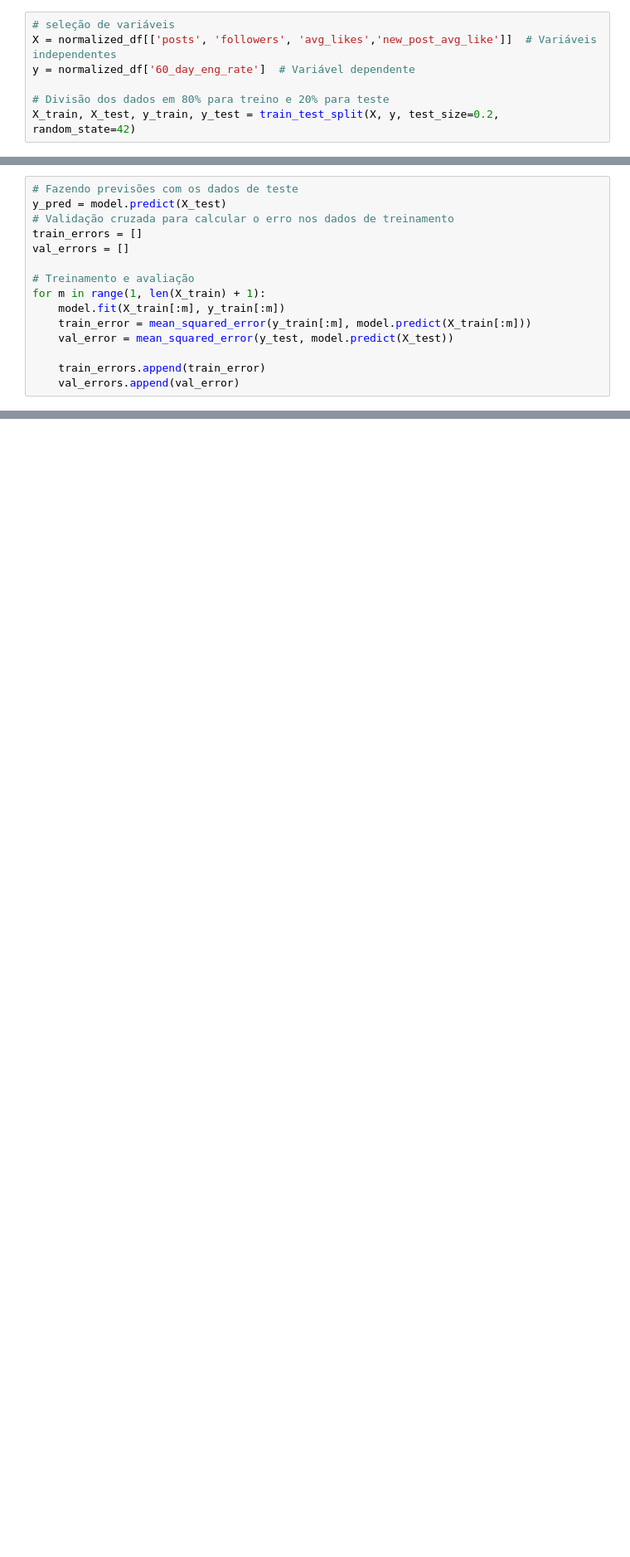
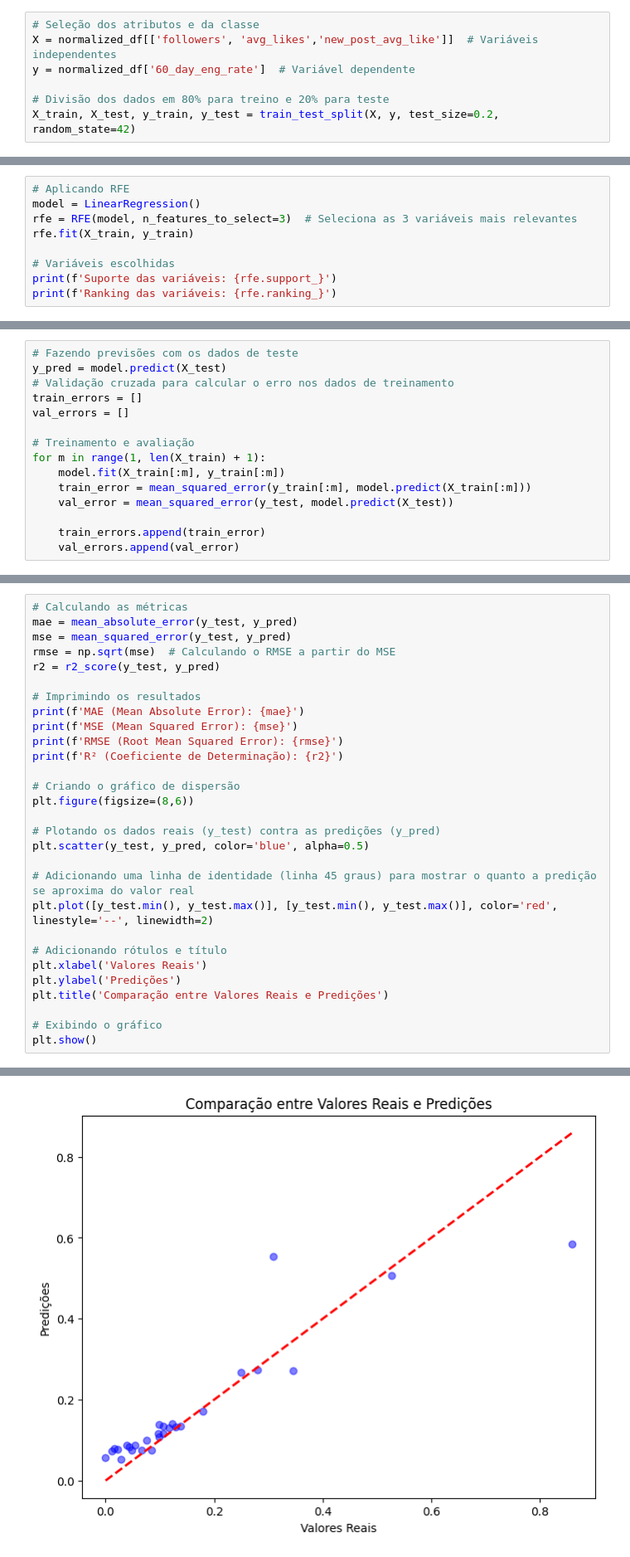
Before and after one commit to aureliodeboa/Restic-36---Ciencia-de-Dados, a Jupyter notebook: Atividade_RESTIC.ipynb, the cells around one changed output, grey strips where cells are left out. Shown at 83% size. Saved outputs shown, nothing was run; the diff lists cells and outputs as text; blank space fills up the shorter version.

```diff
--- a/Atividade_RESTIC.ipynb
+++ b/Atividade_RESTIC.ipynb
@@ -259,6 +235,6 @@ normalized_df.head()
 # %%
-# seleção de variáveis
-X = normalized_df[['posts', 'followers', 'avg_likes','new_post_avg_like']]  # Variáveis independentes
+# Seleção dos atributos e da classe
+X = normalized_df[['followers', 'avg_likes','new_post_avg_like']]  # Variáveis independentes
 y = normalized_df['60_day_eng_rate']  # Variável dependente
 
 # Divisão dos dados em 80% para treino e 20% para teste
@@ -291,0 +242,9 @@ R² (Coeficiente de Determinação): 0.8192946915672698
+# %%
+# Aplicando RFE
+model = LinearRegression()
+rfe = RFE(model, n_features_to_select=3)  # Seleciona as 3 variáveis mais relevantes
+rfe.fit(X_train, y_train)
+
+# Variáveis escolhidas
+print(f'Suporte das variáveis: {rfe.support_}')
+print(f'Ranking das variáveis: {rfe.ranking_}')
@@ -400,0 +375,30 @@ Erro Médio (MSE) de Validação Cruzada: 0.007784183746376151
+# %%
+# Calculando as métricas
+mae = mean_absolute_error(y_test, y_pred)
+mse = mean_squared_error(y_test, y_pred)
+rmse = np.sqrt(mse)  # Calculando o RMSE a partir do MSE
+r2 = r2_score(y_test, y_pred)
+
+# Imprimindo os resultados
+print(f'MAE (Mean Absolute Error): {mae}')
+print(f'MSE (Mean Squared Error): {mse}')
+print(f'RMSE (Root Mean Squared Error): {rmse}')
+print(f'R² (Coeficiente de Determinação): {r2}')
+
+# Criando o gráfico de dispersão
+plt.figure(figsize=(8,6))
+
+# Plotando os dados reais (y_test) contra as predições (y_pred)
+plt.scatter(y_test, y_pred, color='blue', alpha=0.5)
+
+# Adicionando uma linha de identidade (linha 45 graus) para mostrar o quanto a predição se aproxima do valor real
+plt.plot([y_test.min(), y_test.max()], [y_test.min(), y_test.max()], color='red', linestyle='--', linewidth=2)
+
+# Adicionando rótulos e título
+plt.xlabel('Valores Reais')
+plt.ylabel('Predições')
+plt.title('Comparação entre Valores Reais e Predições')
+
+# Exibindo o gráfico
+plt.show()
+# %% [output]
@@ -400,0 +409 @@ Erro Médio (MSE) de Validação Cruzada: 0.007784183746376151
+[figure, added]
```
Also changed, not shown: parts of 37 cells of this notebook.
